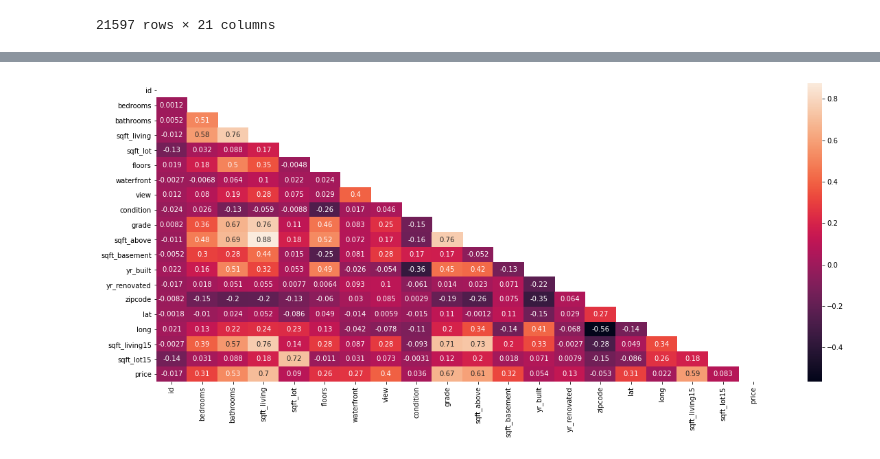
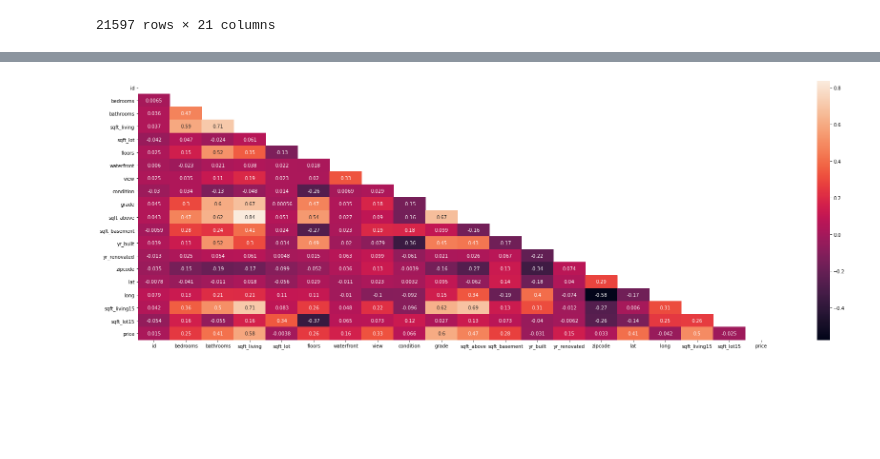
Before and after one commit to izelyekrek/Regression_Mid-Project, a Jupyter notebook: Regression Project.ipynb, the cells around one changed output, grey strips where cells are left out. Drawn from its saved outputs; the diff is of its cells as text; code cells hidden in the pictures; blank space fills up the shorter version.

Commit message:
adding images

```diff
--- a/Regression Project.ipynb
+++ b/Regression Project.ipynb
@@ -103,0 +192,14 @@ data
+# %%
+def remove_outliers(data, threshold=1.5, in_columns=data.select_dtypes(np.number).columns, skip_columns=[]):
+    for column in in_columns:
+        if column not in skip_columns:
+            upper = np.percentile(data[column],75)
+            lower = np.percentile(data[column],25)
+            iqr = upper - lower
+            upper_limit = upper + (threshold * iqr)
+            lower_limit = lower - (threshold * iqr)
+            data = data[(data[column]>lower_limit) & (data[column]<upper_limit)]
+    return data
+# %%
+data = remove_outliers(data, threshold=1.5, in_columns=['sqft_living15','sqft_lot15','sqft_basement','sqft_above'])
+data
@@ -104,6 +240,6 @@ data
 # %%
 corr_data = data.select_dtypes([np.number])
-correlations_matrix = corr_data.corr()
-correlations_matrix
+correlations_matrix1 = corr_data.corr()
+correlations_matrix1
 # %% [output]
 |  | id | bedrooms | bathrooms | sqft_living | sqft_lot | floors | waterfront | view | condition | grade | ... |
@@ -126,11 +262,11 @@ correlations_matrix
 # %%
-mask = np.zeros_like(correlations_matrix)
+mask = np.zeros_like(correlations_matrix1)
 
-mask[np.triu_indices_from(mask)] = True # optional, to hide repeat half of the matrix
+mask[np.triu_indices_from(mask)] = True
 
-fig, ax = plt.subplots(figsize=(20, 8))
-figure = sns.heatmap(correlations_matrix, mask=mask, annot=True)
+fig, ax = plt.subplots(figsize=(30, 10))
+figure = sns.heatmap(correlations_matrix1, mask=mask, annot=True)
 plt.savefig('hmap.png', dpi=400)
 plt.show()
 # %% [output]
-[figure, old version]
+[figure, new version]
```
Also changed, not shown: parts of 41 cells of this notebook, 4 other files.
